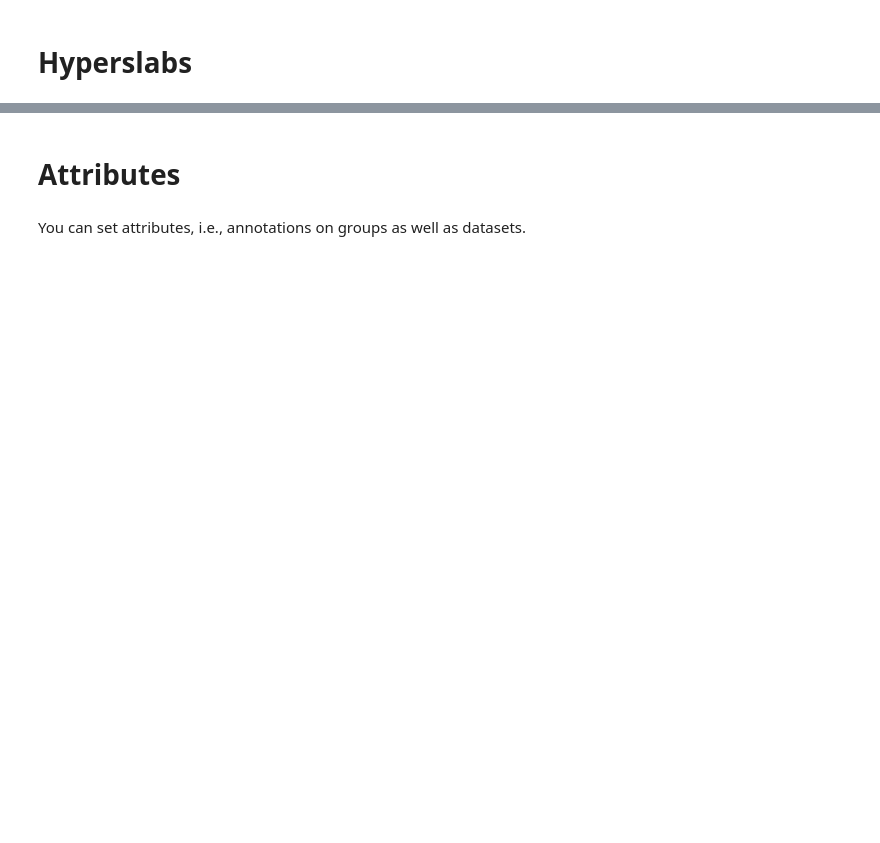
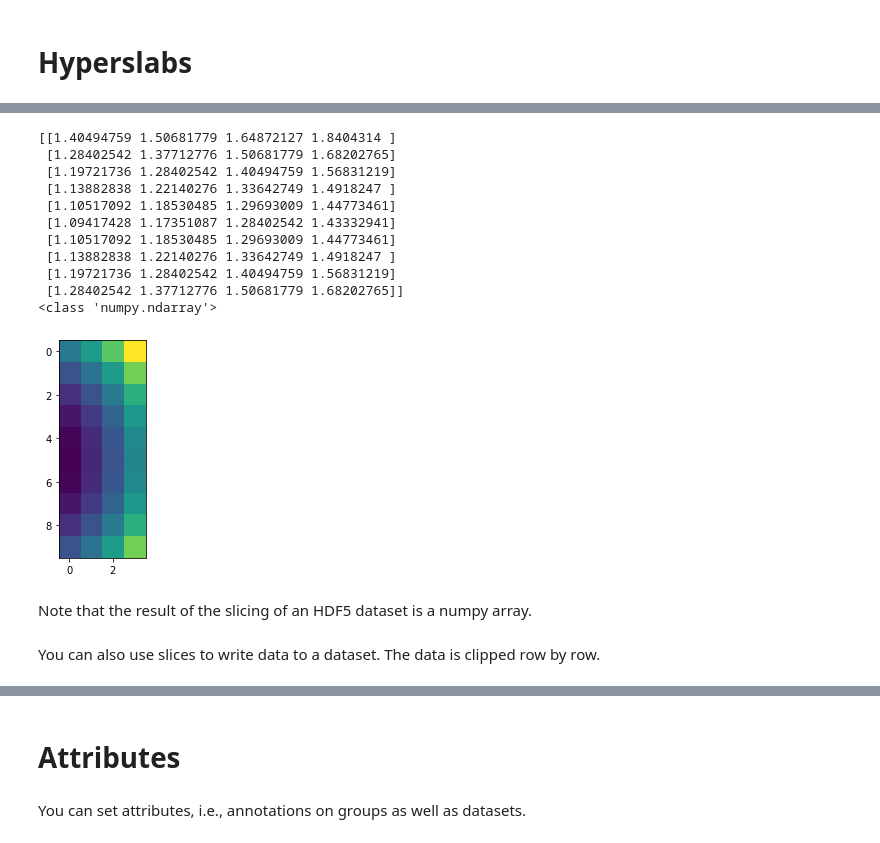
Before and after one commit to gjbex/Scientific-Python, a Jupyter notebook: source-code/hdf5/h5py.ipynb, the cells around one changed output, grey strips where cells are left out. Saved outputs shown, nothing was run; the diff lists cells and outputs as text; code cells hidden in the pictures; blank space fills up the shorter version.

```diff
--- a/source-code/hdf5/h5py.ipynb
+++ b/source-code/hdf5/h5py.ipynb
@@ -74,0 +124,26 @@ Note that we don't have to write or read an entire dataset, we can use slicing t
+# %%
+with h5py.File('temp.h5', 'r') as h5file:
+    z_dset = h5file['output/z']
+    idx = tuple(map(lambda x: x//2, z_dset.shape))
+    width = tuple(map(lambda x: x//4, z_dset.shape))
+    data = z_dset[idx[0] - width[0]:idx[0] + width[0], idx[1] - width[1]:idx[1] + width[1]]
+    print(data)
+    print(type(data))
+    plt.imshow(data)
+# %% [output]
+[[1.40494759 1.50681779 1.64872127 1.8404314 ]
+ [1.28402542 1.37712776 1.50681779 1.68202765]
+ [1.19721736 1.28402542 1.40494759 1.56831219]
+ [1.13882838 1.22140276 1.33642749 1.4918247 ]
+ [1.10517092 1.18530485 1.29693009 1.44773461]
+ [1.09417428 1.17351087 1.28402542 1.43332941]
+ [1.10517092 1.18530485 1.29693009 1.44773461]
+ [1.13882838 1.22140276 1.33642749 1.4918247 ]
+ [1.19721736 1.28402542 1.40494759 1.56831219]
+ [1.28402542 1.37712776 1.50681779 1.68202765]]
+<class 'numpy.ndarray'>
+[figure, added]
+# %% [markdown]
+Note that the result of the slicing of an HDF5 dataset is a numpy array.
+# %% [markdown]
+You can also use slices to write data to a dataset.  The data is clipped row by row.
```
Also changed, not shown: parts of 28 cells of this notebook.
